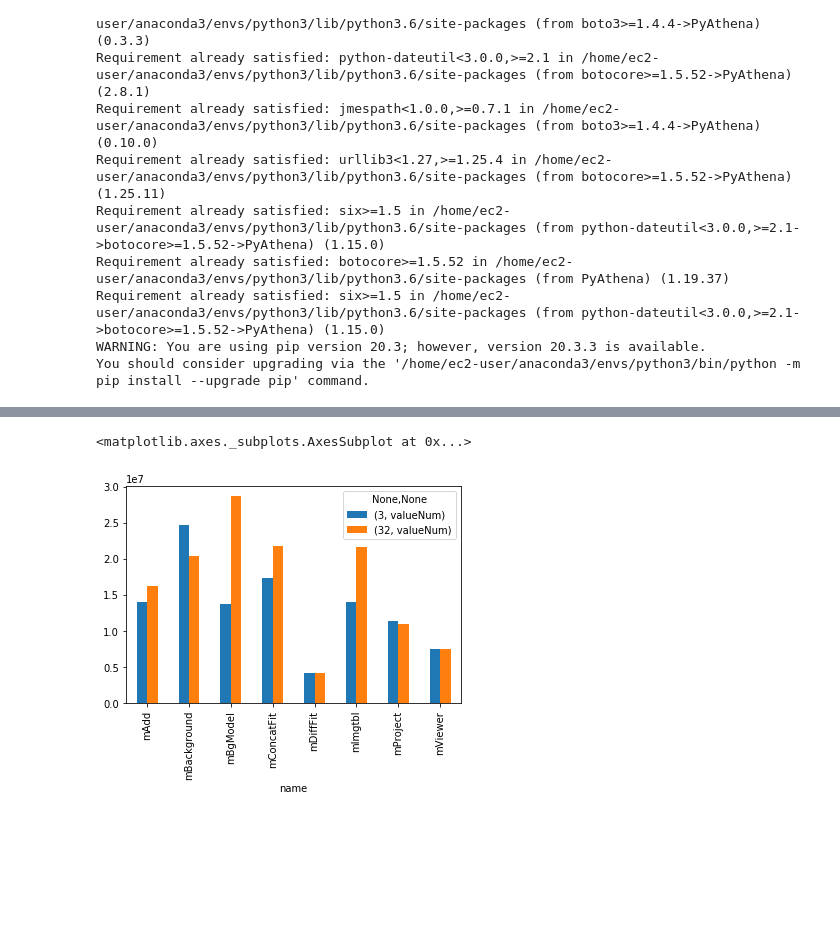
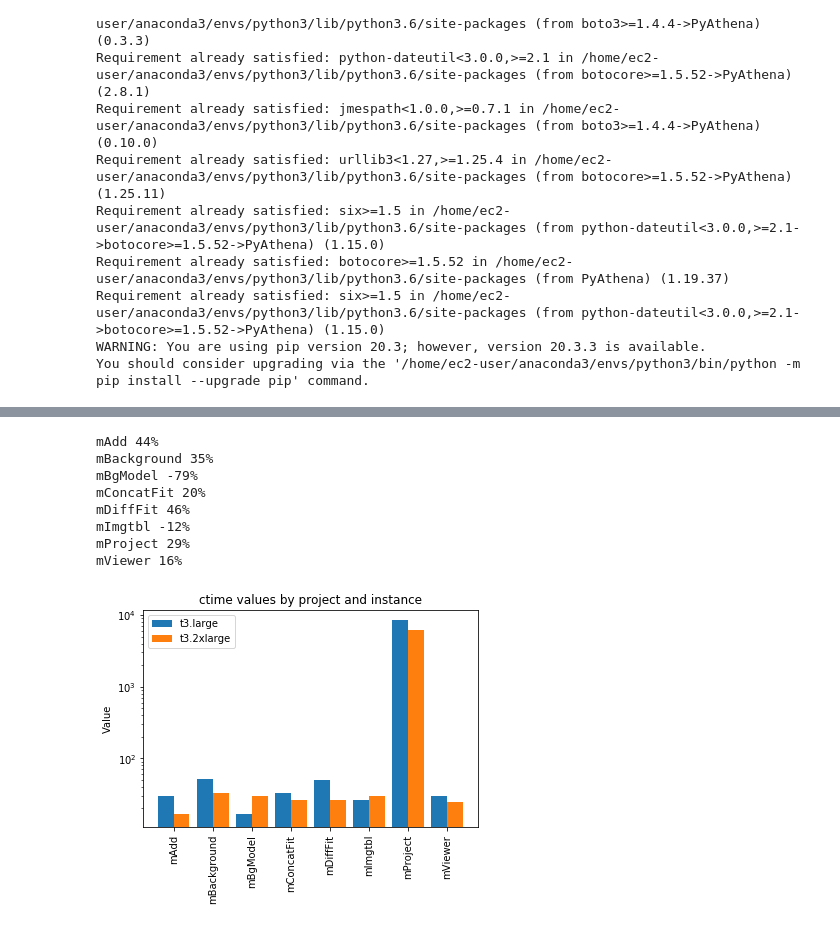
Before and after one commit to tadeq/Hyperflow-logs-analysis, a Jupyter notebook: hyperflow_analysis.ipynb, the cells around one changed output, grey strips where cells are left out. Cells and saved outputs as stored; diff of their text form; code cells hidden in the pictures; blank space fills up the shorter version.

Commit message:
Bar graph method

```diff
--- a/hyperflow_analysis.ipynb
+++ b/hyperflow_analysis.ipynb
@@ -59,10 +60,38 @@ def print_sys_info(sys_info, component='cpu'):
         #print('cpu cores:',sys_info.iloc[0]['cpu']['cores'])
         #print('cpu physicalcores:',sys_info.iloc[0]['cpu']['physicalCores'])
         #print('cpu processors:',sys_info.iloc[0]['cpu']['processors'])
+# %%
+def draw_comparison_bar_plot(instances_dfs, resource, labels, log=False):
+    fig, ax = plt.subplots()
+    width = 0.8/len(instances_dfs)
+    for i, (instance_df,label) in enumerate(zip(instances_dfs,labels)):
+        res_mean = get_resource_mean(instance_df, resource)
+        x = np.arange(len(res_mean))
+        ax.bar(x - 0.4 + width/2 + width*i, res_mean, width, label=label, log=log)
+        ax.set_xticks(x)
+        ax.set_xticklabels(res_mean.index)
+
+
+    ax.set_ylabel('Value')
+    ax.set_title(resource+' values by project and instance')
+    plt.xticks(rotation=90)
+
+    ax.legend()
+
+def print_speedup_ratio(instances_dfs, resource):
+    res_mean1 = get_resource_mean(instances_dfs[0], resource)
+    res_mean2 = get_resource_mean(instances_dfs[1], resource)
+    ratios = 1-res_mean2/res_mean1
+    for idx, ratio in zip(ratios.index, ratios):
+        print(idx, str(int(100*ratio)) + '%')
 # %%
 # aws/t3.large/montage2__0_01__1_0_0__2020_06_01_18_14_25
 # aws/t3.2xlarge/montage2__0.01__1.0.0__2020_06_20_19_36_56
-metrics_df_large3 = query_athena_metrics('montage2__0_01__1_0_0__2020_06_01_18_14_25') # aws/t3.large/montage2__0_01__1_0_0__2020_06_01_18_14_25
+
+# aws/t3.large/soykb__134__1_0_0__2020_06_21_01_30_50
+# aws/t3.2xlarge/soykb__134__1_0_0__2020_05_28_05_30_50
+
+metrics_df_large3 = query_athena_metrics('soykb__134__1_0_0__2020_06_21_01_30_50') # aws/t3.large/montage2__0_01__1_0_0__2020_06_01_18_14_25
 merge_value_num(metrics_df_large3)
-metrics_df_large32 = query_athena_metrics('montage2__0_01__1_0_0__2020_06_20_19_36_56') # aws/t3.large/montage2__0_01__1_0_0__2020_06_01_18_14_25
+metrics_df_large32 = query_athena_metrics('soykb__134__1_0_0__2020_05_28_05_30_50') # aws/t3.large/montage2__0_01__1_0_0__2020_06_01_18_14_25
 merge_value_num(metrics_df_large32)
@@ -92,6 +112,13 @@ comparison[:6].plot(kind='bar')
-# %%
-comparison = compare_resource_mean(metrics_df_large3, metrics_df_large32, 'memory')
-comparison.plot(kind='bar')
-# %% [output]
-<matplotlib.axes._subplots.AxesSubplot at 0x...>
-[figure, removed]
+# %%
+draw_comparison_bar_plot([metrics_df_large3, metrics_df_large32], 'ctime', ['t3.large', 't3.2xlarge'], log=True)
+print_speedup_ratio([metrics_df_large3, metrics_df_large32], 'ctime')
+# %% [output]
+mAdd 44%
+mBackground 35%
+mBgModel -79%
+mConcatFit 20%
+mDiffFit 46%
+mImgtbl -12%
+mProject 29%
+mViewer 16%
+[figure, added]
```
Also changed, not shown: parts of 7 cells of this notebook.
